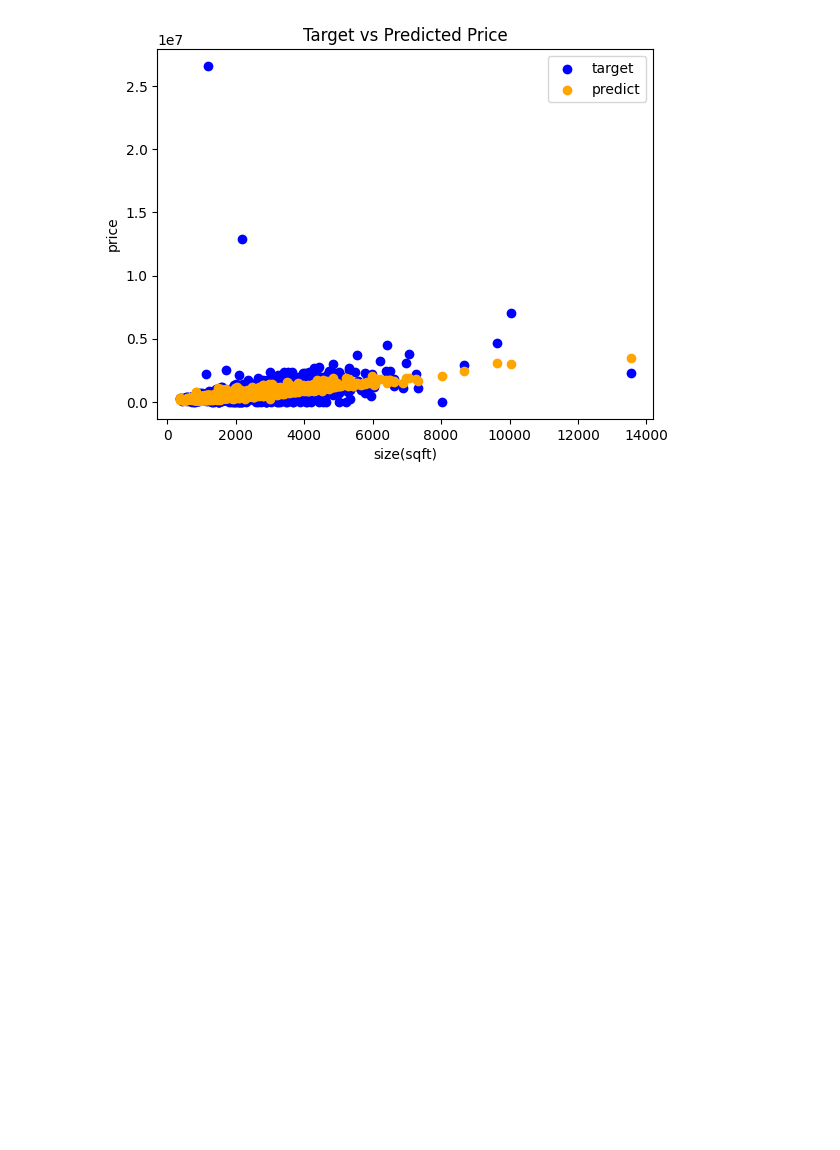
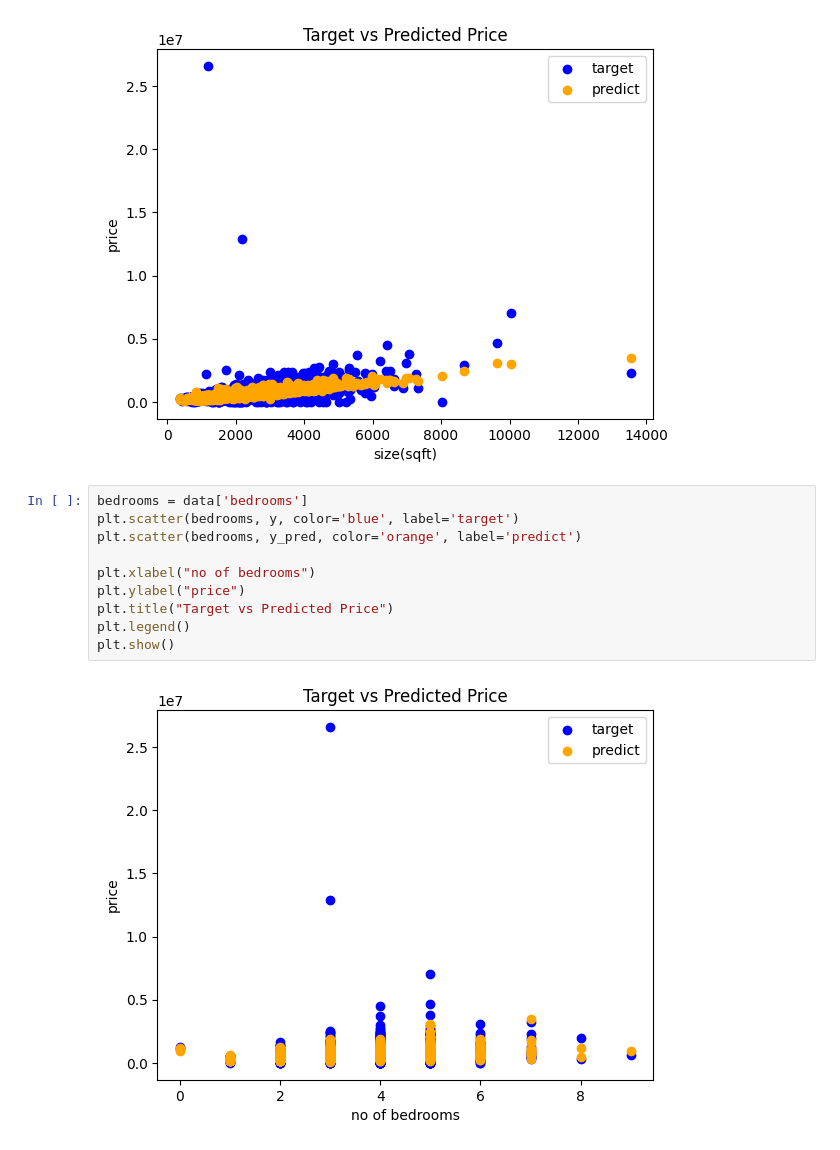
Before and after one commit to ShadowCommit0809/house-price-prediction-from-scratch, a Jupyter notebook: task.ipynb, the cells around one changed output. Drawn from its saved outputs; the diff is of its cells as text; blank space fills up the shorter version.

```diff
--- a/task.ipynb
+++ b/task.ipynb
@@ -179,3 +179,15 @@ plt.legend()
 plt.show()
 # %% [output]
 [figure]
+# %%
+bedrooms = data['bedrooms']
+plt.scatter(bedrooms, y, color='blue', label='target')
+plt.scatter(bedrooms, y_pred, color='orange', label='predict')
+
+plt.xlabel("no of bedrooms")
+plt.ylabel("price")
+plt.title("Target vs Predicted Price")
+plt.legend()
+plt.show()
+# %% [output]
+[figure, added]
```
Also changed, not shown: parts of 2 cells of this notebook.
